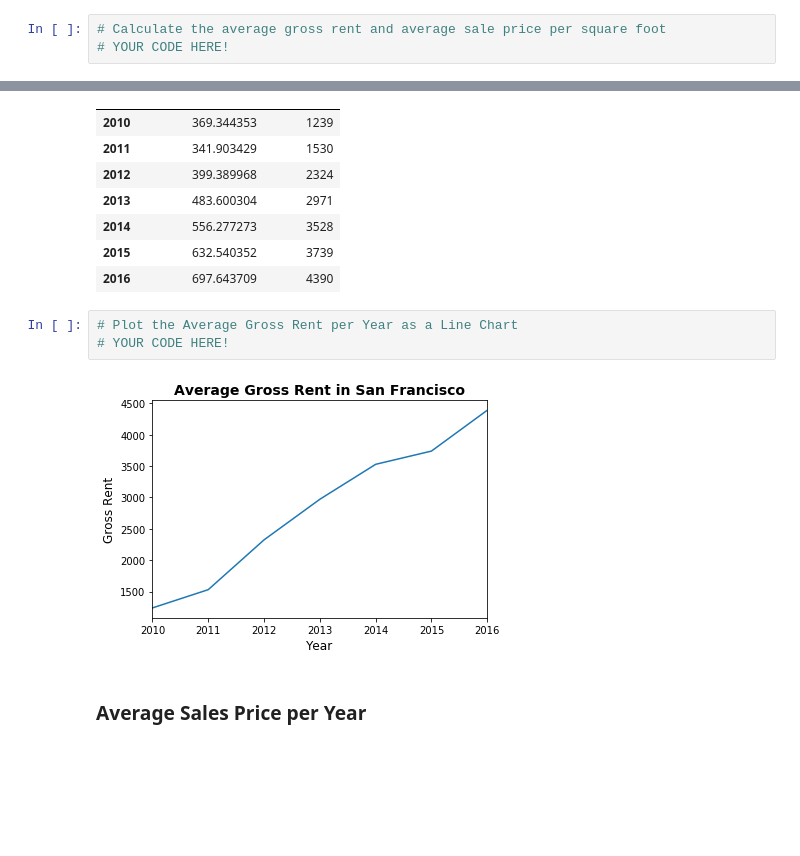
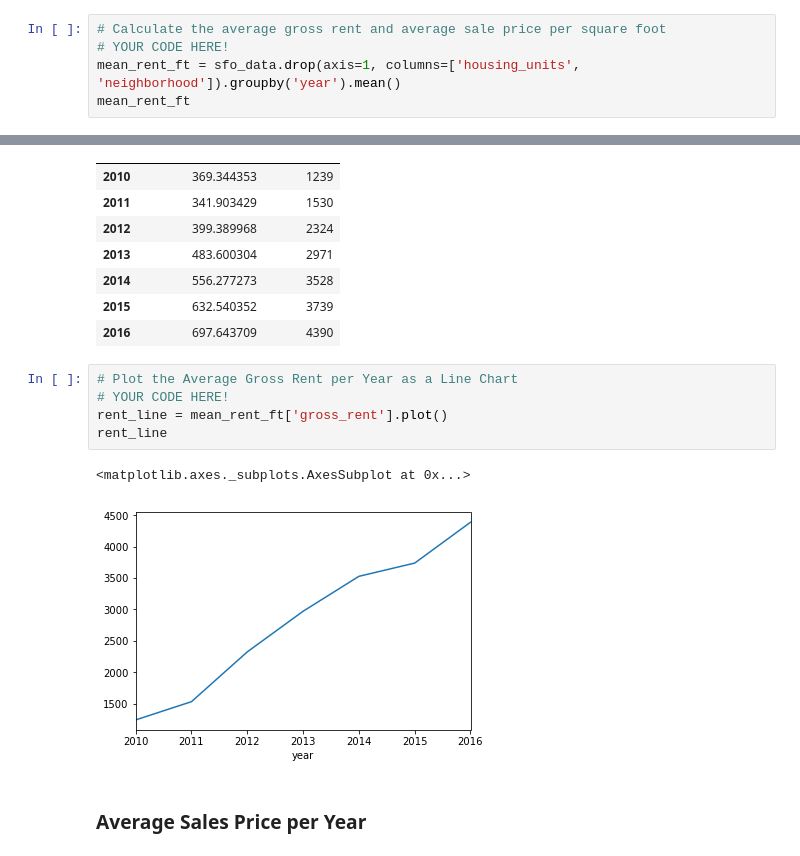
Before and after one commit to stew1922/Real_Estate_Dashboard, a Jupyter notebook: 06-PyViz/Instructions/Starter_Code/rental_analysis.ipynb, the cells around one changed output, grey strips where cells are left out. Cells and saved outputs as stored; diff of their text form; blank space fills up the shorter version.

```diff
--- a/06-PyViz/Instructions/Starter_Code/rental_analysis.ipynb
+++ b/06-PyViz/Instructions/Starter_Code/rental_analysis.ipynb
@@ -87,6 +89,8 @@ In this section, you will calculate the average gross rent and average sales pri
 # %%
 # Calculate the average gross rent and average sale price per square foot
 # YOUR CODE HERE!
+mean_rent_ft = sfo_data.drop(axis=1, columns=['housing_units', 'neighborhood']).groupby('year').mean()
+mean_rent_ft
 # %% [output]
 |  | sale_price_sqr_foot | gross_rent |
 | year |  |  |
@@ -100,7 +104,10 @@ In this section, you will calculate the average gross rent and average sales pri
 # %%
 # Plot the Average Gross Rent per Year as a Line Chart
 # YOUR CODE HERE!
+rent_line = mean_rent_ft['gross_rent'].plot()
+rent_line
 # %% [output]
+<matplotlib.axes._subplots.AxesSubplot at 0x...>
-[figure, old version]
+[figure, new version]
 # %% [markdown]
 ### Average Sales Price per Year
```
Also changed, not shown: parts of 6 cells of this notebook.
